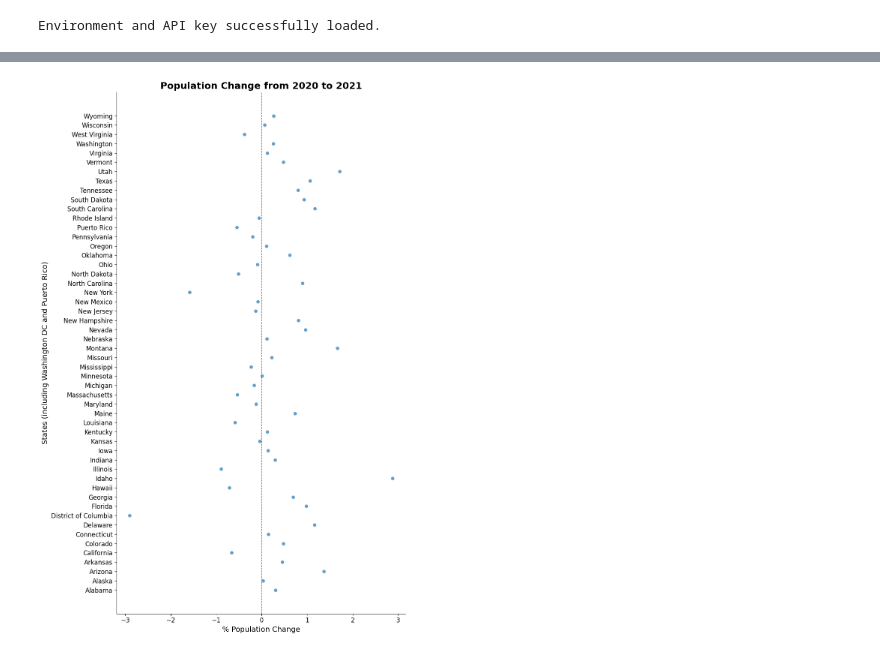
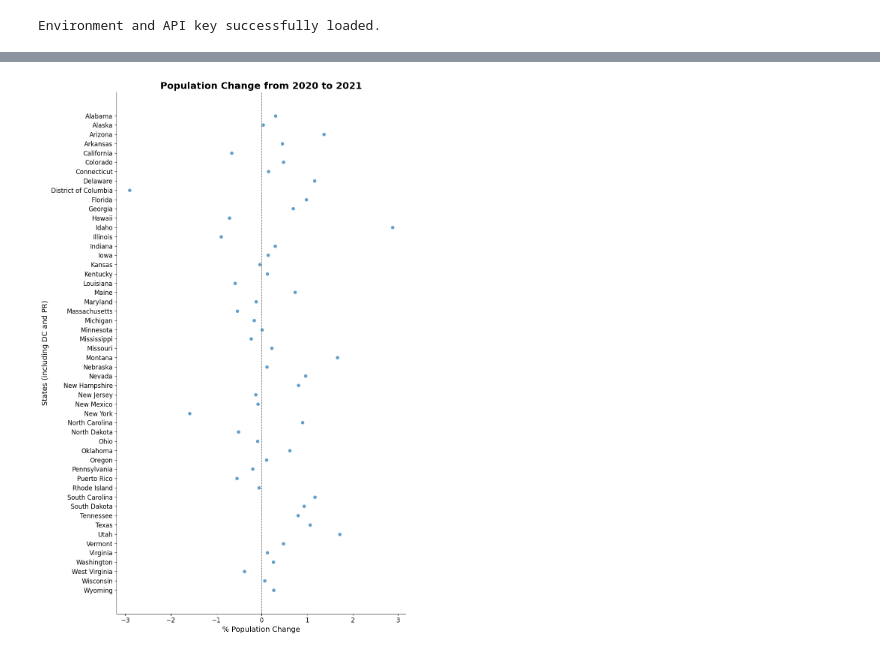
Before and after one commit to UA-Libraries-Research-Data-Services/UALIB_ScholarlyAPI_Cookbook, a Jupyter notebook: src/python/us-census.ipynb, the cells around one changed output, grey strips where cells are left out. Cells and saved outputs as stored; diff of their text form; code cells hidden in the pictures.

```diff
--- a/src/python/us-census.ipynb
+++ b/src/python/us-census.ipynb
@@ -90,0 +212,14 @@ except requests.exceptions.RequestException as e:
+# %%
+params = {
+    "get": "NAME,POP_2021,PPOPCHG_2021",
+    "for": "state:*",
+    "key": API_KEY
+}
+year = 2021
+
+response = requests.get(f"{BASE_URL}{year}/pep/population", params=params)
+data = response.json()[1:]
+data.sort(reverse=True) # Sort by the state name
+
+# Print number of results
+len(data)
@@ -259,18 +241,0 @@ The percentage change in population is from July 1, 2020 to July 1, 2021 for sta
-# %%
-params = {
-    "get": "NAME,POP_2021,PPOPCHG_2021",
-    "for": "state:*",
-    "key": API_KEY
-}
-
-try:
-    response = requests.get(BASE_URL + "2021/pep/population", params=params)
-    # Raise an error for bad responses
-    response.raise_for_status()
-    data = response.json()[1:]
-    # Sort by the state name
-    data.sort()
-    print(len(data))
-except requests.exceptions.RequestException as e:
-    print(f"An error occurred: {e}")
-    data = None
@@ -293,12 +242,8 @@ if data:
 # %%
 # Prepare data for plotting
-stateName = []
-population = []
-populationChange = []
-for states in data:
-    stateName.append(states[0])
-    population.append(int(states[1]) or 'nan')
-    populationChange.append(float(states[2] or 'nan'))
+stateName = [state[0] for state in data]
+population = [int(state[1]) or 'nan' for state in data]
+populationChange = [float(state[2] or 'nan') for state in data]
 # %%
 # Create the figure and axis objects
 fig, ax = plt.subplots(figsize=(10, 15))
@@ -307,32 +252,32 @@ fig, ax = plt.subplots(figsize=(10, 15))
 ax.scatter(
     populationChange,
     stateName,
     color="#1f77b4",
     alpha=0.7,
     s=50,
     edgecolor='white',
     linewidth=0.8
 )
 
 # Add a vertical line at x=0 for reference
 ax.axvline(0, color='gray', linestyle='--', linewidth=1)
 
 # Set titles and labels with larger fonts and bold title for emphasis
 ax.set_title("Population Change from 2020 to 2021", fontsize=18, fontweight='bold', color='k')
 ax.set_xlabel("% Population Change", fontsize=14, color='k')
-ax.set_ylabel("States (including Washington DC and Puerto Rico)", fontsize=14, color='k')
+ax.set_ylabel("States (including DC and PR)", fontsize=14, color='k')
 
 # Remove top and right spines for a cleaner appearance
 ax.spines['top'].set_visible(False)
 ax.spines['right'].set_visible(False)
 
 # Increase tick label sizes
 ax.tick_params(axis='both', which='major', labelsize=12)
 
 # Improve spacing for a tight layout
 plt.tight_layout()
 
 # Display the plot
 plt.show()
 # %% [output]
-[figure, old version]
+[figure, new version]
```
Also changed, not shown: parts of 25 cells of this notebook, 18 other files.
